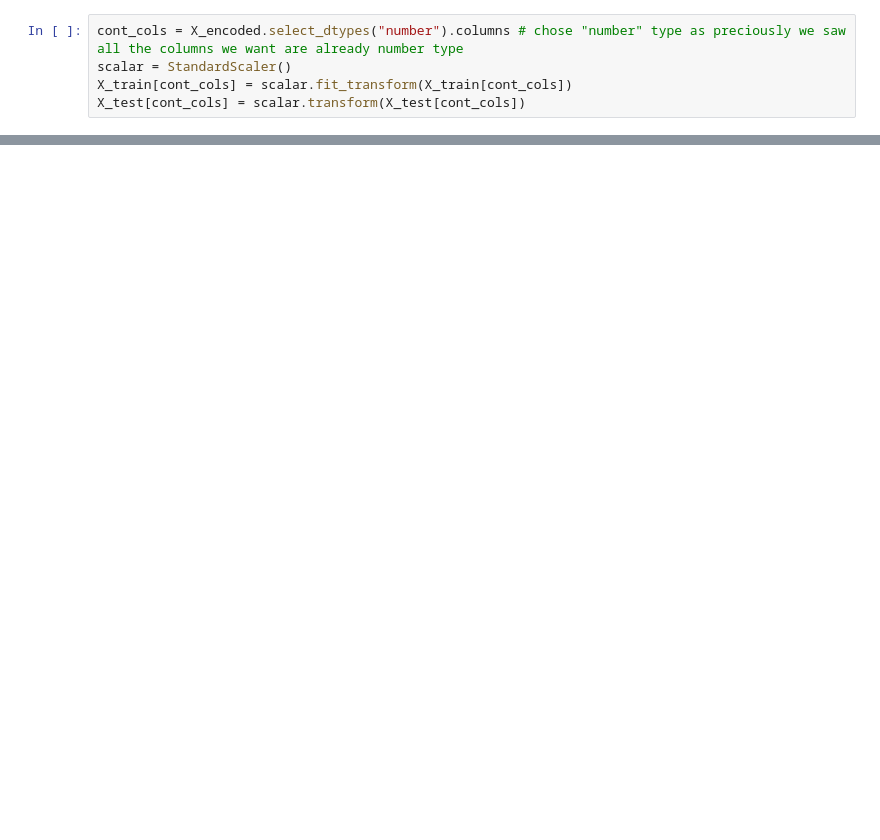
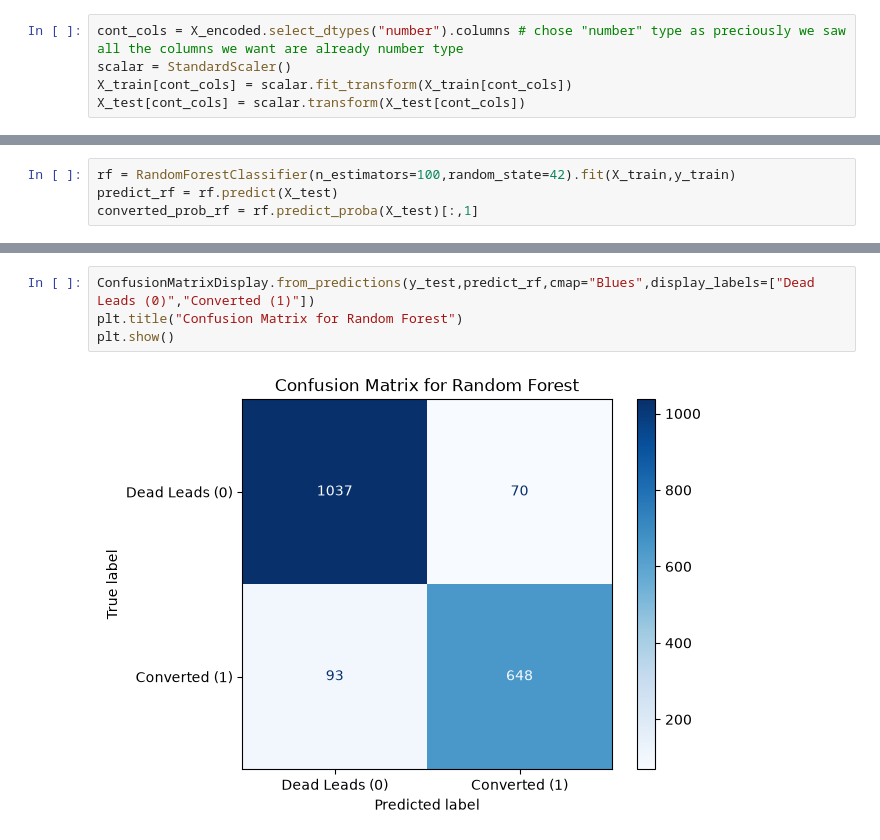
Before and after one commit to Tonmoy10/leads-score-sales-intelligence, a Jupyter notebook: notebooks/04_lead_scoring_model.ipynb, the cells around one changed output, grey strips where cells are left out. Drawn from its saved outputs; the diff is of its cells as text; blank space fills up the shorter version.

```diff
--- a/notebooks/04_lead_scoring_model.ipynb
+++ b/notebooks/04_lead_scoring_model.ipynb
@@ -85,0 +120,4 @@ RocCurveDisplay.from_estimator(lr,X_test,y_test)
+# %%
+rf = RandomForestClassifier(n_estimators=100,random_state=42).fit(X_train,y_train)
+predict_rf = rf.predict(X_test)
+converted_prob_rf = rf.predict_proba(X_test)[:,1]
@@ -85,0 +135,6 @@ RocCurveDisplay.from_estimator(lr,X_test,y_test)
+# %%
+ConfusionMatrixDisplay.from_predictions(y_test,predict_rf,cmap="Blues",display_labels=["Dead Leads (0)","Converted (1)"])
+plt.title("Confusion Matrix for Random Forest")
+plt.show()
+# %% [output]
+[figure, added]
```
Also changed, not shown: parts of 33 cells of this notebook, 1 other file.
